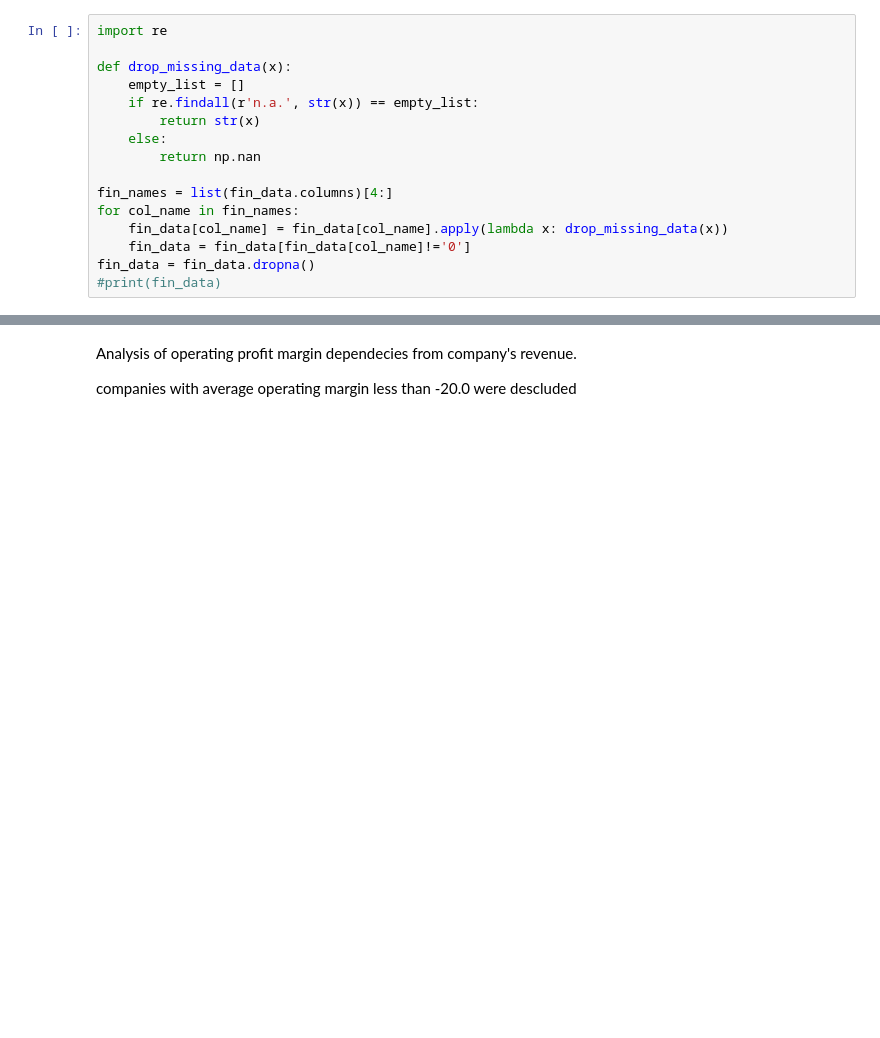
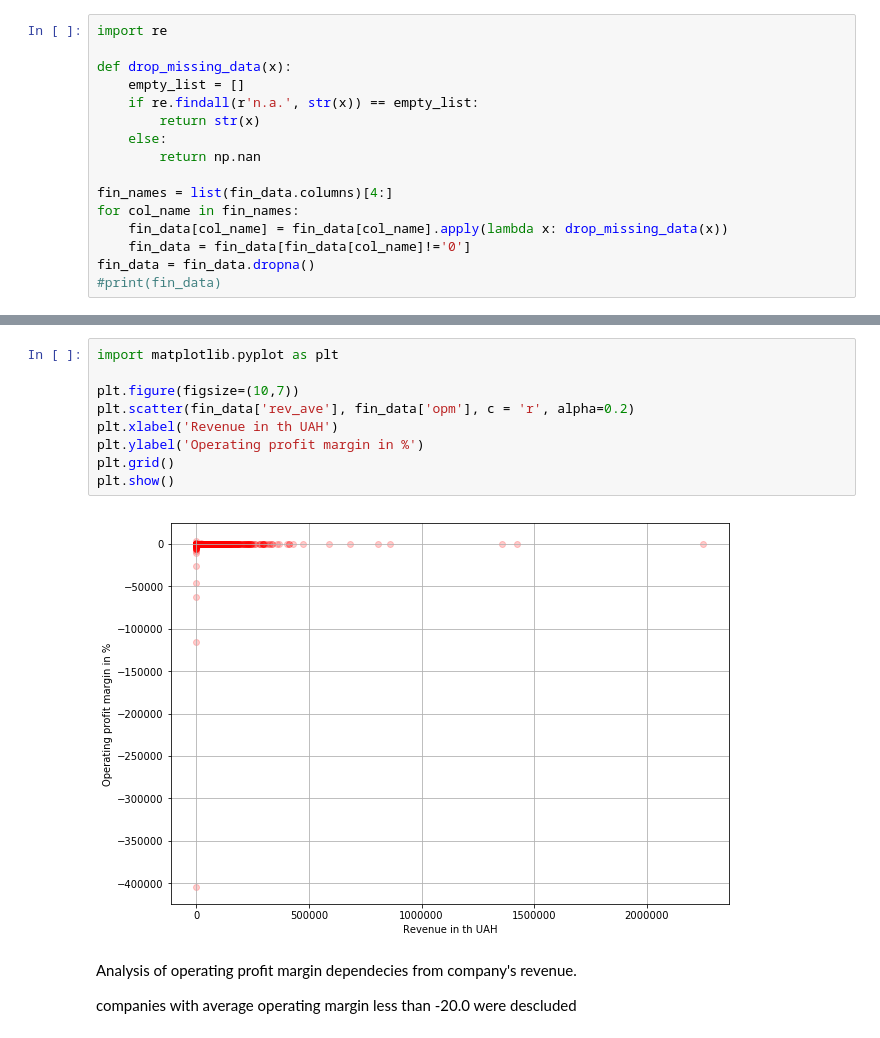
Before and after one commit to VeritasVZ/visualizations, a Jupyter notebook: benchmark_visualization.ipynb, the cells around one changed output, grey strips where cells are left out. Cells and saved outputs as stored; diff of their text form; blank space fills up the shorter version.

```diff
--- a/benchmark_visualization.ipynb
+++ b/benchmark_visualization.ipynb
@@ -103,3 +105,14 @@ max    2.638252e+04
+# %%
+import matplotlib.pyplot as plt
+
+plt.figure(figsize=(10,7))
+plt.scatter(fin_data['rev_ave'], fin_data['opm'], c = 'r', alpha=0.2)
+plt.xlabel('Revenue in th UAH')
+plt.ylabel('Operating profit margin in %')
+plt.grid()
+plt.show()
+# %% [output]
+[figure, added]
 # %% [markdown]
 Analysis of operating profit margin dependecies from company's revenue.
 
```
Also changed, not shown: parts of 36 cells of this notebook.
